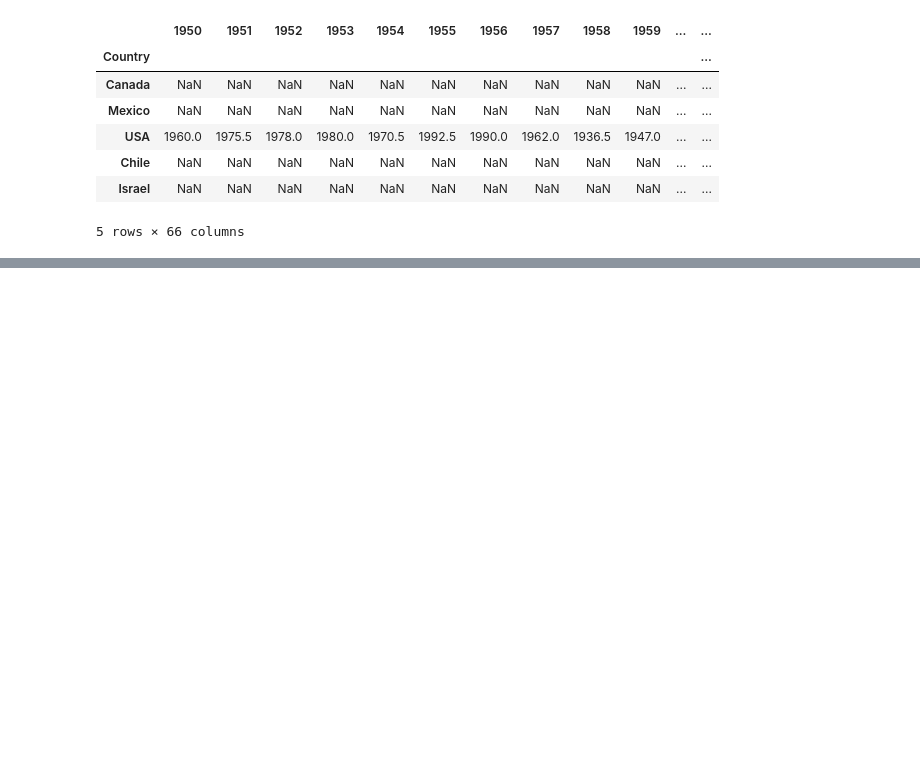
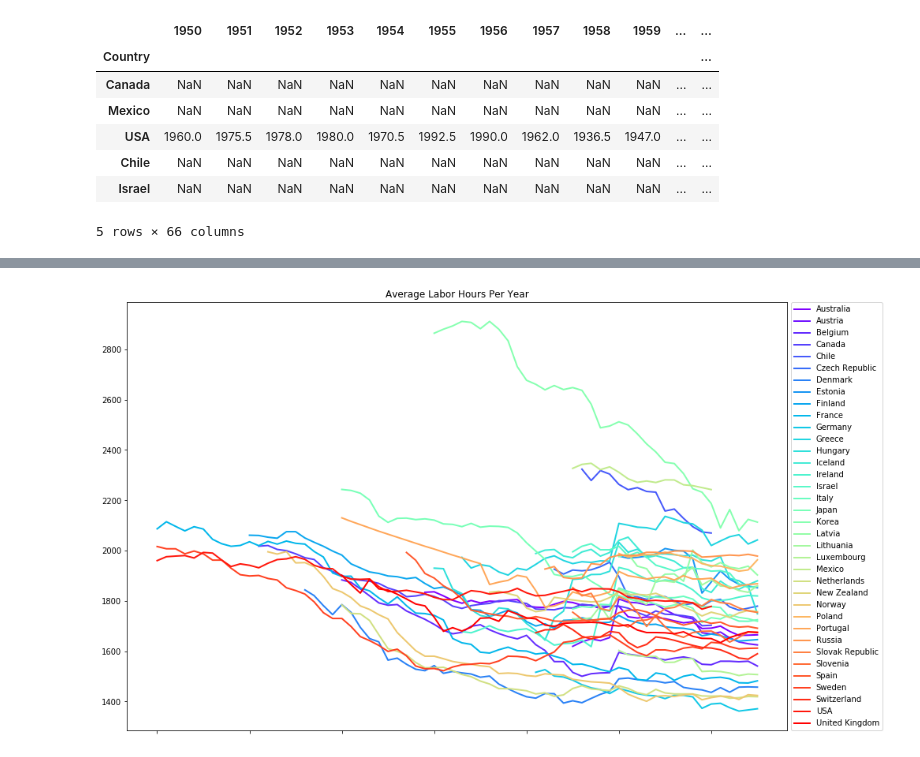
Before and after one commit to Poissonfish/hort503, a Jupyter notebook: Assignment07/Assignment07_Part3.ipynb, the cells around one changed output, grey strips where cells are left out. Cells and saved outputs as stored; diff of their text form; code cells hidden in the pictures; blank space fills up the shorter version.

```diff
--- a/Assignment07/Assignment07_Part3.ipynb
+++ b/Assignment07/Assignment07_Part3.ipynb
@@ -161,3 +161,6 @@ world_historical.head()
 5 rows × 66 columns
 # %%
 # result = DataFrame.join([other DataFrame], how='inner', on=None)
+# %%
+world_historical = historical.join(world, how='right')
+world_historical.head()
@@ -163,0 +176,7 @@ world_historical.head()
+# %%
+world_historical.sort_index(inplace=True)
+world_historical.transpose().plot(figsize=(15,10), colormap='rainbow', linewidth=2, title='Average Labor Hours Per Year')
+plt.legend(loc='right', bbox_to_anchor=(1.15, 0.5))
+plt.show()
+# %% [output]
+[figure, added]
```
Also changed, not shown: parts of 1 cell of this notebook.
